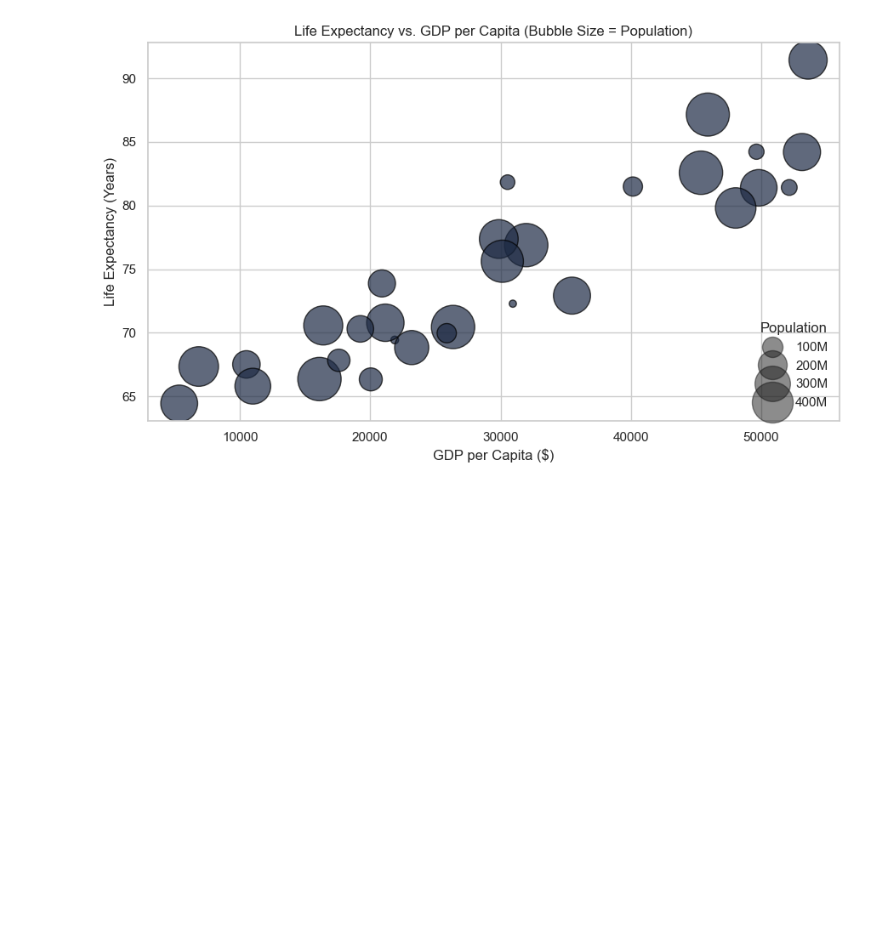
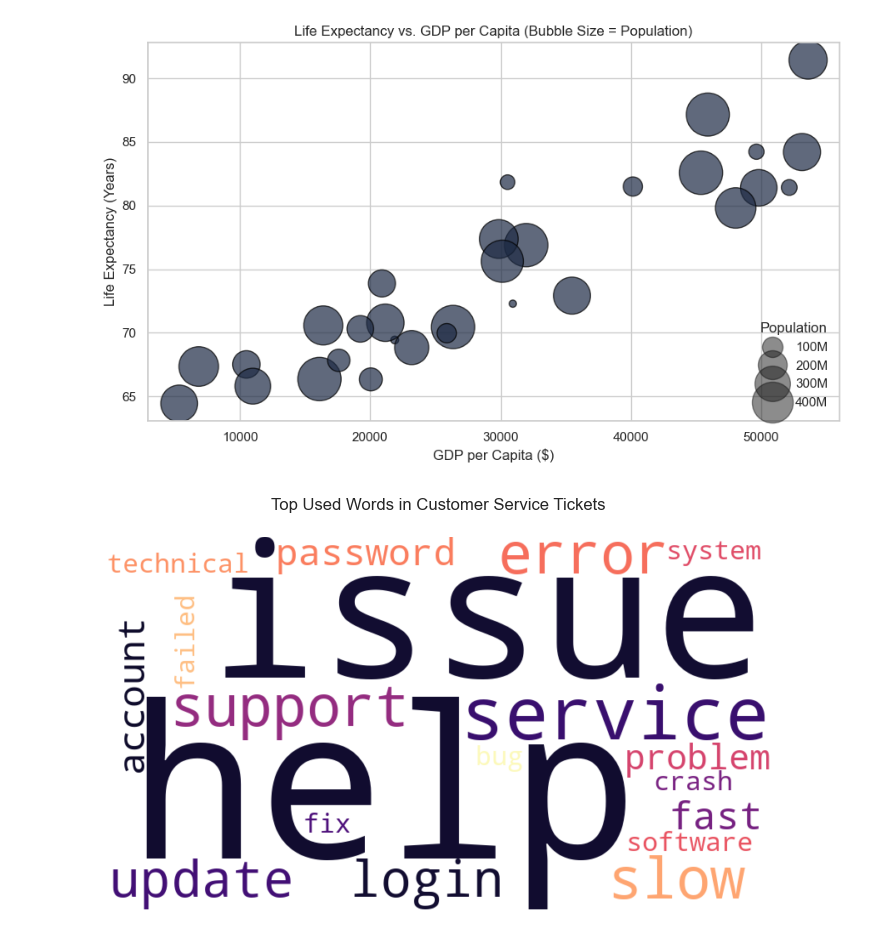
Before and after one commit to Kurodataio/Data_Visualizations, a Jupyter notebook: data_visualizations.ipynb, the cells around one changed output. Saved outputs shown, nothing was run; the diff lists cells and outputs as text; code cells hidden in the pictures; blank space fills up the shorter version.

Commit message:
Add Word Cloud Chart

```diff
--- a/data_visualizations.ipynb
+++ b/data_visualizations.ipynb
@@ -680,3 +680,32 @@ plt.tight_layout()
 plt.show()
 # %% [output]
 [figure]
+# %%
+# -------------------------------------------------------------
+# 6. Word Cloud Chart
+# -------------------------------------------------------------
+
+# *Use Case: Top used words by customers in customer service tickets*
+
+# Generate Mock Text Data representing customer tickets
+text_data = """
+support issue fast service slow help error update password account
+login problem help technical failed software crash slow support system
+issue update service fix help login error bug issue help service
+"""
+
+# Generate Word Cloud
+wordcloud = WordCloud(width=800, height=450,
+                      background_color='white',
+                      colormap='magma', # Matching a sleek, multi-toned theme
+                      random_state=42).generate(text_data)
+
+# Plot
+plt.figure(figsize=(8, 4.5))
+plt.imshow(wordcloud, interpolation='bilinear')
+plt.axis('off') # Hide axes for word cloud
+plt.title('Top Used Words in Customer Service Tickets', pad=20)
+plt.tight_layout()
+plt.show()
+# %% [output]
+[figure, added]
```
